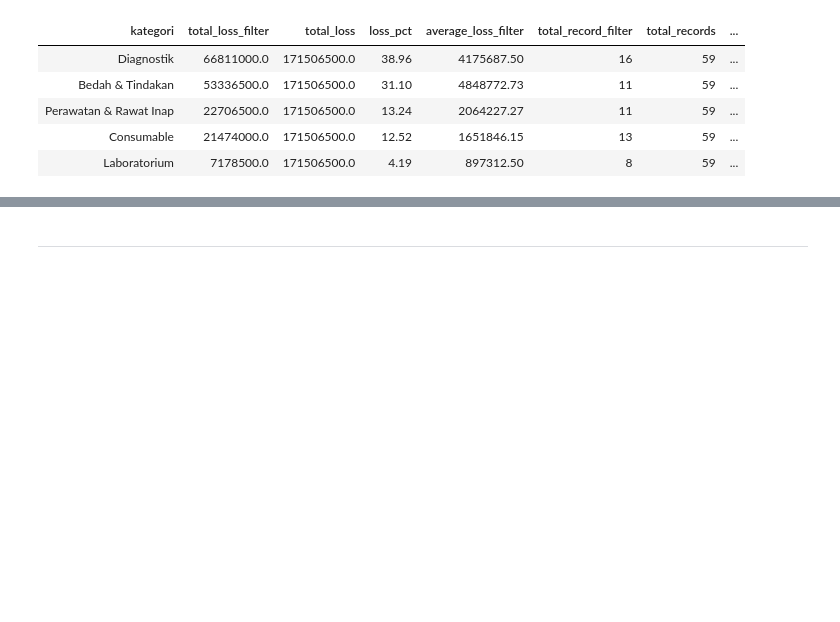
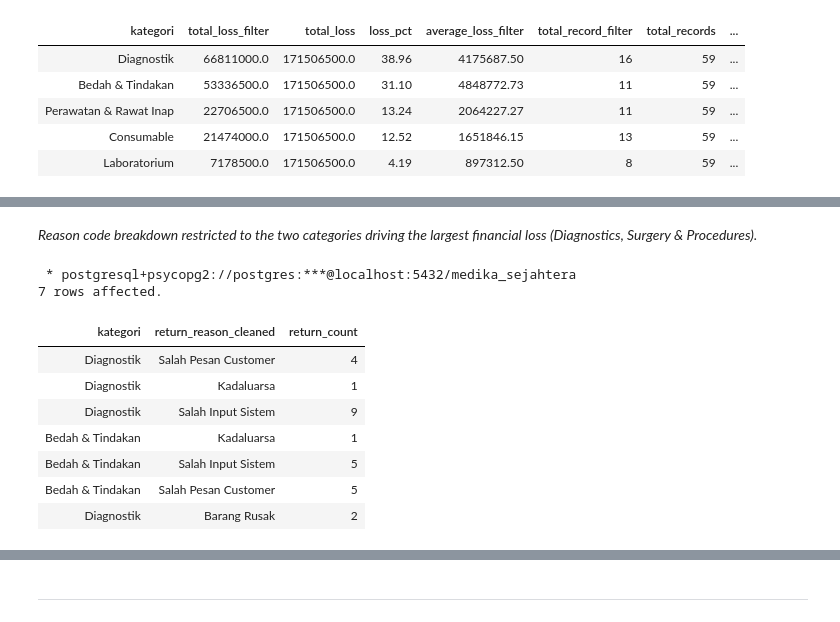
Before and after one commit to Rpfitrah/return-analysis-medika-sejahtera, a Jupyter notebook: Notebook/EDA.ipynb, the cells around one changed output, grey strips where cells are left out. Cells and saved outputs as stored; diff of their text form; code cells hidden in the pictures; blank space fills up the shorter version.

```diff
--- a/Notebook/EDA.ipynb
+++ b/Notebook/EDA.ipynb
@@ -1011,0 +806,28 @@ As with the frequency analysis (Section 1), cross-dimension exploration within t
+# %% [markdown]
+*Reason code breakdown restricted to the two categories driving the largest financial loss (Diagnostics, Surgery & Procedures).*
+# %%
+%%sql
+
+SELECT
+    kategori,
+    return_reason_cleaned,
+    COUNT(*) AS return_count
+FROM
+    return_cleaned
+WHERE
+    kategori = 'Bedah & Tindakan' OR
+    kategori = 'Diagnostik'
+GROUP BY
+    return_reason_cleaned,
+    kategori
+# %% [output]
+ * postgresql+psycopg2://postgres:***@localhost:5432/medika_sejahtera
+7 rows affected.
+| kategori | return_reason_cleaned | return_count |
+| Diagnostik | Salah Pesan Customer | 4 |
+| Diagnostik | Kadaluarsa | 1 |
+| Diagnostik | Salah Input Sistem | 9 |
+| Bedah & Tindakan | Kadaluarsa | 1 |
+| Bedah & Tindakan | Salah Input Sistem | 5 |
+| Bedah & Tindakan | Salah Pesan Customer | 5 |
+| Diagnostik | Barang Rusak | 2 |
```
Also changed, not shown: parts of 26 cells of this notebook.
